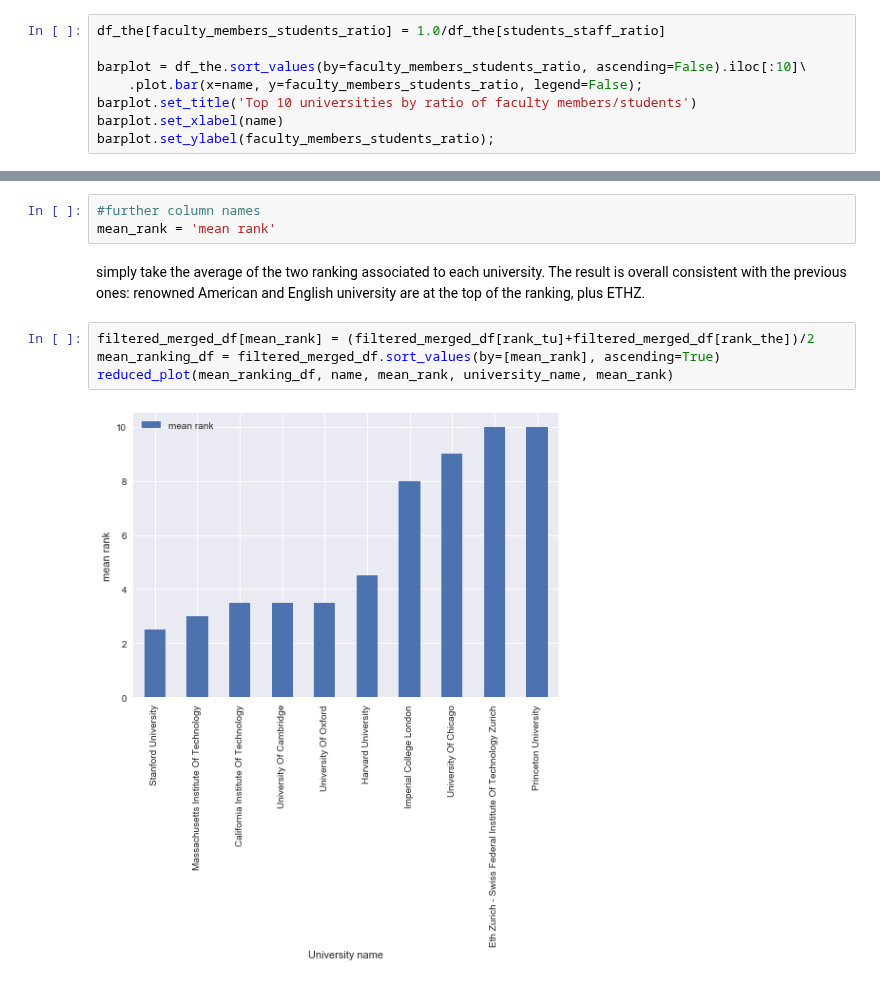
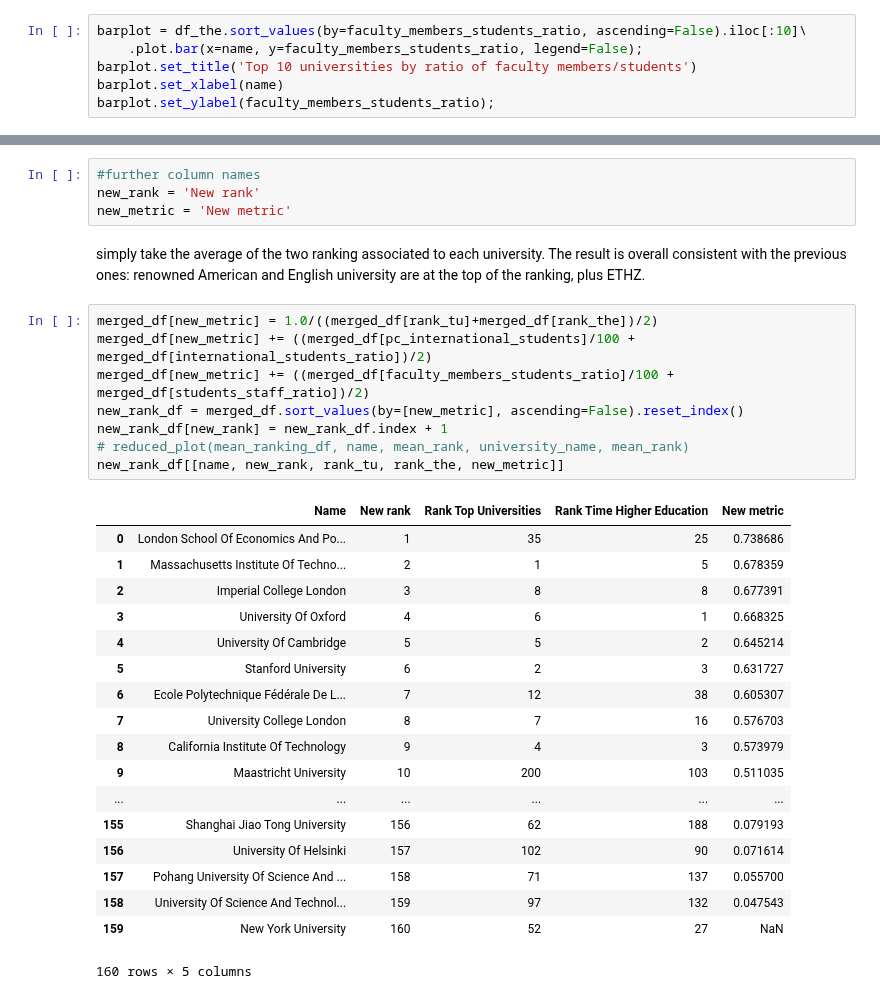
Before and after one commit to raphaelBarman/ADA-dh, a Jupyter notebook: 02 - Data from the Web/Homework 2.ipynb, the cells around one changed output, grey strips where cells are left out. Cells and saved outputs as stored; diff of their text form.

```diff
--- a/02 - Data from the Web/Homework 2.ipynb
+++ b/02 - Data from the Web/Homework 2.ipynb
@@ -349,8 +324,6 @@ We assumed that 'staff' meant faculty number. The ratio we have is the reverse o
 We then sort by the ratio, take the top 10 and plot it.
 The results are of course different compared to the ones in part 1, US universities still dominate the board (7 out of 10), however there is the appearance of some european universities. One possibility, is that most of these universities did not make it to the top 200 of the other ranking.
 # %%
-df_the[faculty_members_students_ratio] = 1.0/df_the[students_staff_ratio]
-
 barplot = df_the.sort_values(by=faculty_members_students_ratio, ascending=False).iloc[:10]\
     .plot.bar(x=name, y=faculty_members_students_ratio, legend=False);
 barplot.set_title('Top 10 universities by ratio of faculty members/students')
@@ -589,12 +514,34 @@ compute_correlation(rank_tu, rank_the)
 # Question 5: best university
 # %%
 #further column names
-mean_rank = 'mean rank'
+new_rank = 'New rank'
+new_metric = 'New metric'
 # %% [markdown]
 simply take the average of the two ranking associated to each university. The result is overall consistent with the previous ones: renowned American and English university are at the top of the ranking, plus ETHZ.
-# %%
-filtered_merged_df[mean_rank] = (filtered_merged_df[rank_tu]+filtered_merged_df[rank_the])/2
-mean_ranking_df = filtered_merged_df.sort_values(by=[mean_rank], ascending=True)
-reduced_plot(mean_ranking_df, name, mean_rank, university_name, mean_rank)
-# %% [output]
-[figure, removed]
+# %%
+merged_df[new_metric] = 1.0/((merged_df[rank_tu]+merged_df[rank_the])/2)
+merged_df[new_metric] += ((merged_df[pc_international_students]/100 + merged_df[international_students_ratio])/2)
+merged_df[new_metric] += ((merged_df[faculty_members_students_ratio]/100 + merged_df[students_staff_ratio])/2)
+new_rank_df = merged_df.sort_values(by=[new_metric], ascending=False).reset_index()
+new_rank_df[new_rank] = new_rank_df.index + 1
+# reduced_plot(mean_ranking_df, name, mean_rank, university_name, mean_rank)
+new_rank_df[[name, new_rank, rank_tu, rank_the, new_metric]]
+# %% [output]
+|  | Name | New rank | Rank Top Universities | Rank Time Higher Education | New metric |
+| 0 | London School Of Economics And Po... | 1 | 35 | 25 | 0.738686 |
+| 1 | Massachusetts Institute Of Techno... | 2 | 1 | 5 | 0.678359 |
+| 2 | Imperial College London | 3 | 8 | 8 | 0.677391 |
+| 3 | University Of Oxford | 4 | 6 | 1 | 0.668325 |
+| 4 | University Of Cambridge | 5 | 5 | 2 | 0.645214 |
+| 5 | Stanford University | 6 | 2 | 3 | 0.631727 |
+| 6 | Ecole Polytechnique Fédérale De L... | 7 | 12 | 38 | 0.605307 |
+| 7 | University College London | 8 | 7 | 16 | 0.576703 |
+| 8 | California Institute Of Technology | 9 | 4 | 3 | 0.573979 |
+| 9 | Maastricht University | 10 | 200 | 103 | 0.511035 |
+| ... | ... | ... | ... | ... | ... |
+| 155 | Shanghai Jiao Tong University | 156 | 62 | 188 | 0.079193 |
+| 156 | University Of Helsinki | 157 | 102 | 90 | 0.071614 |
+| 157 | Pohang University Of Science And ... | 158 | 71 | 137 | 0.055700 |
+| 158 | University Of Science And Technol... | 159 | 97 | 132 | 0.047543 |
+| 159 | New York University | 160 | 52 | 27 | NaN |
+160 rows × 5 columns
```
Also changed, not shown: parts of 34 cells of this notebook, 1 other file.
